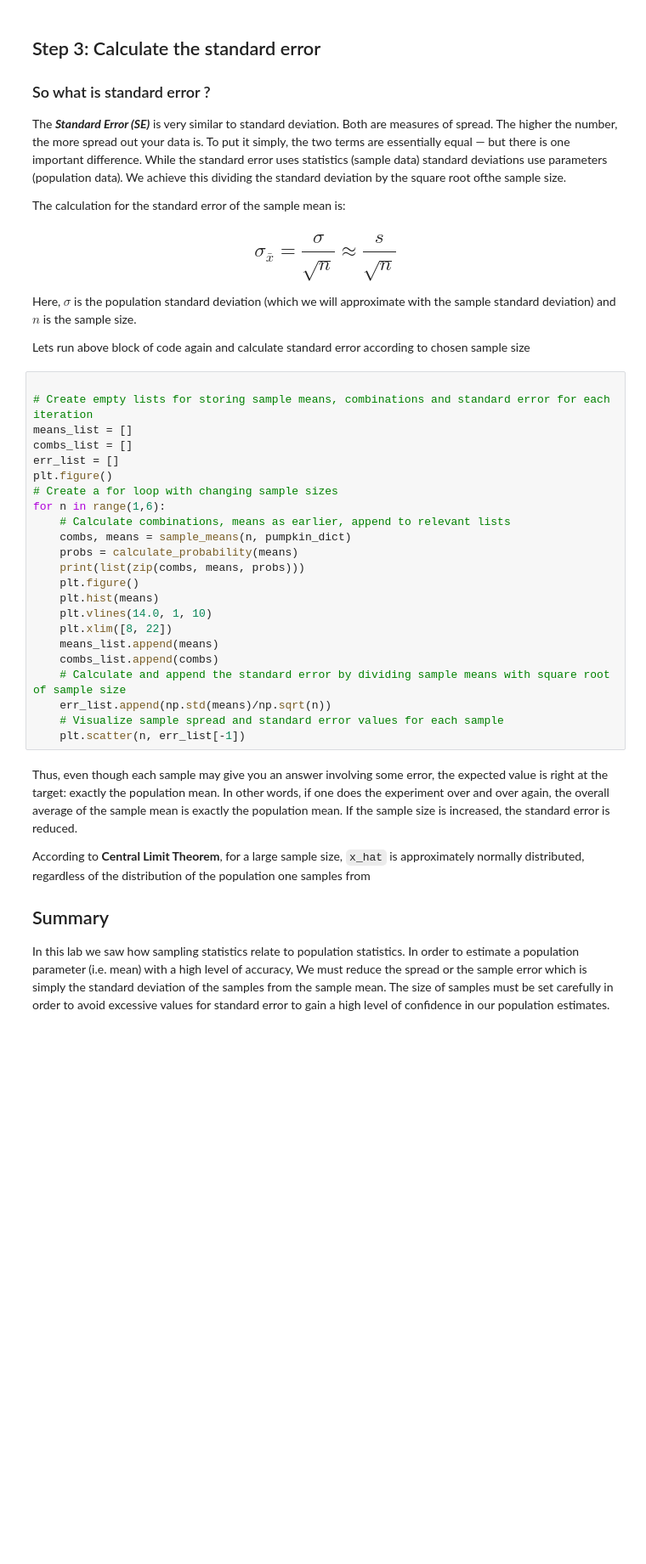
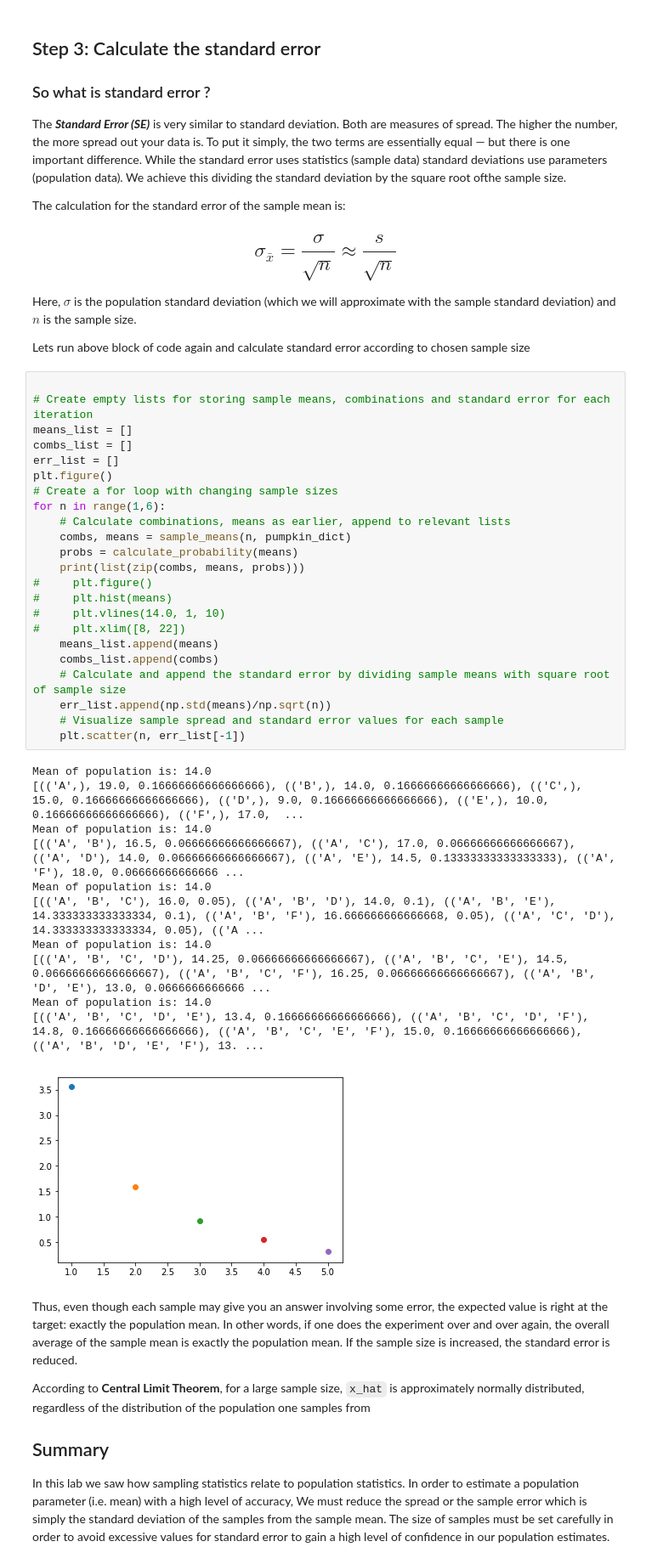
Before and after one commit to npschafer/dsc-sampling-statistics-houston-ds-042219, a Jupyter notebook: index.ipynb, the cells around one changed output. Shown at 85% size. Cells and saved outputs as stored; diff of their text form; blank space fills up the shorter version.

```diff
--- a/index.ipynb
+++ b/index.ipynb
@@ -390,26 +390,38 @@ Lets run above block of code again and calculate standard error according to cho
 # %%
 
 # Create empty lists for storing sample means, combinations and standard error for each iteration
 means_list = []
 combs_list = []
 err_list = []
 plt.figure()
 # Create a for loop with changing sample sizes
 for n in range(1,6):
     # Calculate combinations, means as earlier, append to relevant lists
     combs, means = sample_means(n, pumpkin_dict)
     probs = calculate_probability(means)
     print(list(zip(combs, means, probs)))
-    plt.figure()
-    plt.hist(means)
-    plt.vlines(14.0, 1, 10)
-    plt.xlim([8, 22])
+#     plt.figure()
+#     plt.hist(means)
+#     plt.vlines(14.0, 1, 10)
+#     plt.xlim([8, 22])
     means_list.append(means)
     combs_list.append(combs)
     # Calculate and append the standard error by dividing sample means with square root of sample size
     err_list.append(np.std(means)/np.sqrt(n))
     # Visualize sample spread and standard error values for each sample
     plt.scatter(n, err_list[-1])
+# %% [output]
+Mean of population is: 14.0
+[(('A',), 19.0, 0.16666666666666666), (('B',), 14.0, 0.16666666666666666), (('C',), 15.0, 0.16666666666666666), (('D',), 9.0, 0.16666666666666666), (('E',), 10.0, 0.16666666666666666), (('F',), 17.0,  ...
+Mean of population is: 14.0
+[(('A', 'B'), 16.5, 0.06666666666666667), (('A', 'C'), 17.0, 0.06666666666666667), (('A', 'D'), 14.0, 0.06666666666666667), (('A', 'E'), 14.5, 0.13333333333333333), (('A', 'F'), 18.0, 0.06666666666666 ...
+Mean of population is: 14.0
+[(('A', 'B', 'C'), 16.0, 0.05), (('A', 'B', 'D'), 14.0, 0.1), (('A', 'B', 'E'), 14.333333333333334, 0.1), (('A', 'B', 'F'), 16.666666666666668, 0.05), (('A', 'C', 'D'), 14.333333333333334, 0.05), (('A ...
+Mean of population is: 14.0
+[(('A', 'B', 'C', 'D'), 14.25, 0.06666666666666667), (('A', 'B', 'C', 'E'), 14.5, 0.06666666666666667), (('A', 'B', 'C', 'F'), 16.25, 0.06666666666666667), (('A', 'B', 'D', 'E'), 13.0, 0.0666666666666 ...
+Mean of population is: 14.0
+[(('A', 'B', 'C', 'D', 'E'), 13.4, 0.16666666666666666), (('A', 'B', 'C', 'D', 'F'), 14.8, 0.16666666666666666), (('A', 'B', 'C', 'E', 'F'), 15.0, 0.16666666666666666), (('A', 'B', 'D', 'E', 'F'), 13. ...
+[figure, added]
 # %% [markdown]
 Thus, even though each sample may give you an answer involving some error, the expected value is right at the target: exactly the population mean. In other words, if one does the experiment over and over again, the overall average of the sample mean is exactly the population mean. If the sample size is increased, the standard error is reduced.
 
```
